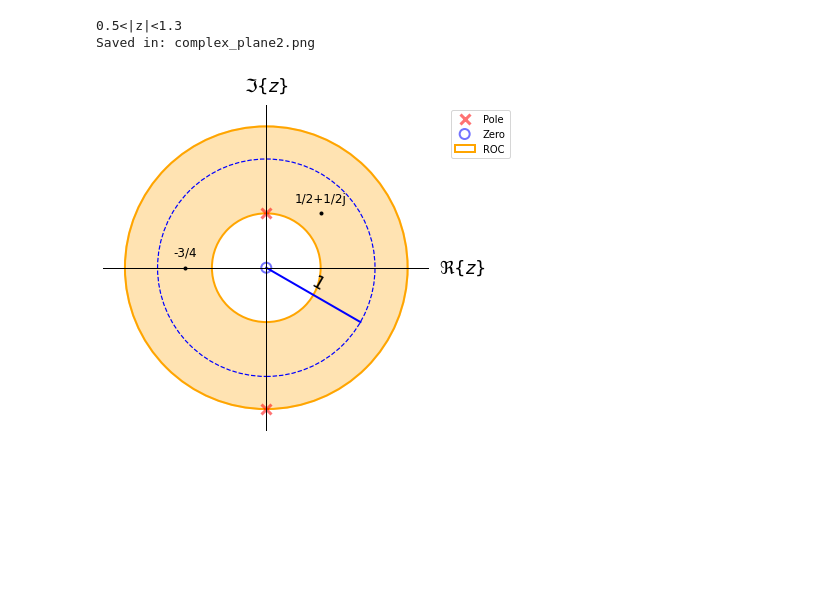
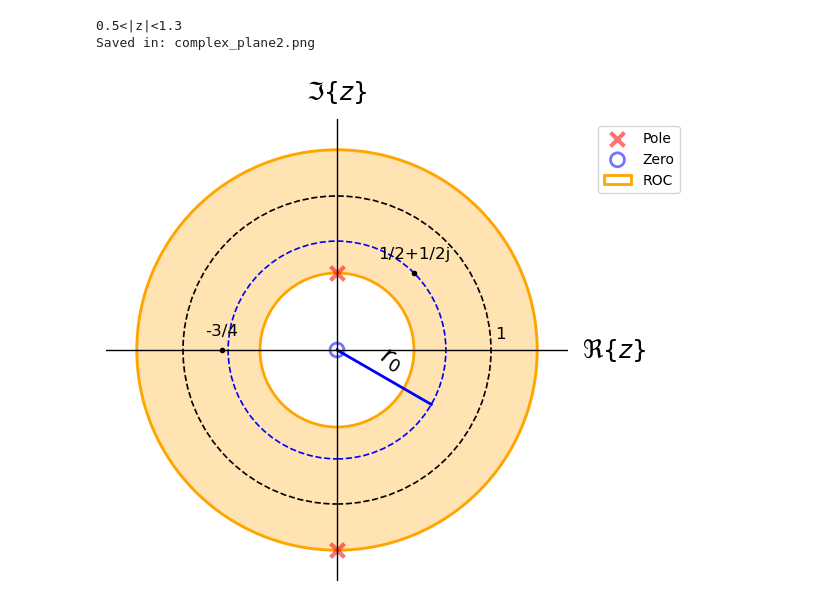
Before and after one commit to miguelmartfern/BlockDiagrams, a Jupyter notebook: docs/notebooks/complex_plane_examples.ipynb, the cells around one changed output. Cells and saved outputs as stored; diff of their text form; code cells hidden in the pictures; blank space fills up the shorter version.

Commit message:
Changes: * Fix dependecy versions in pyproject.toml * Add draw_unit_circle method to ComplexPlane class

```diff
--- a/docs/notebooks/complex_plane_examples.ipynb
+++ b/docs/notebooks/complex_plane_examples.ipynb
@@ -24,31 +25,33 @@ Saved in: complex_plane1.png
 # %%
 import numpy as np
 from signalblocks import ComplexPlane
 
 cp = ComplexPlane(xlim=(-1.5, 1.5), ylim=(-1.5, 1.5))
 
 poles = [(0.5, np.pi/2), (1.3, -np.pi/2)]
 zeros = [(0,0)]
 
 cp.draw_poles_and_zeros(poles=poles, zeros=zeros)
 
 condicion = f"{cp.min_pole_modulus()}<|z|<{cp.max_pole_modulus()}"
 print(condicion)
 
 cp.draw_ROC(condicion)
 
-cp.draw_radial_guides(labels=["1"],
-                      radii=[1],
+cp.draw_radial_guides(labels=["r_0"],
+                      radii=[1/np.sqrt(2)],
                       angles=[-np.pi/6],
-                      circles=[True, True])
+                      circles=[True])
 
 positions = [0.5+0.5j, (3/4, np.pi)]
 labels = ['1/2+1/2j', '-3/4']
 
+cp.draw_unit_circle()
+
 cp.label_positions(positions, labels)
 
 cp.show("complex_plane2.png")
 # %% [output]
 0.5<|z|<1.3
 Saved in: complex_plane2.png
-[figure, old version]
+[figure, new version]
```
Also changed, not shown: parts of 1 cell of this notebook, 2 other files.
